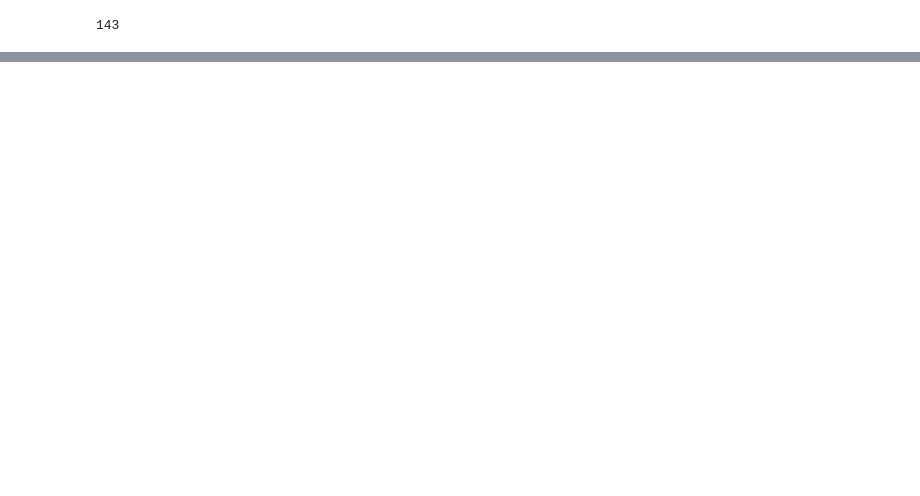
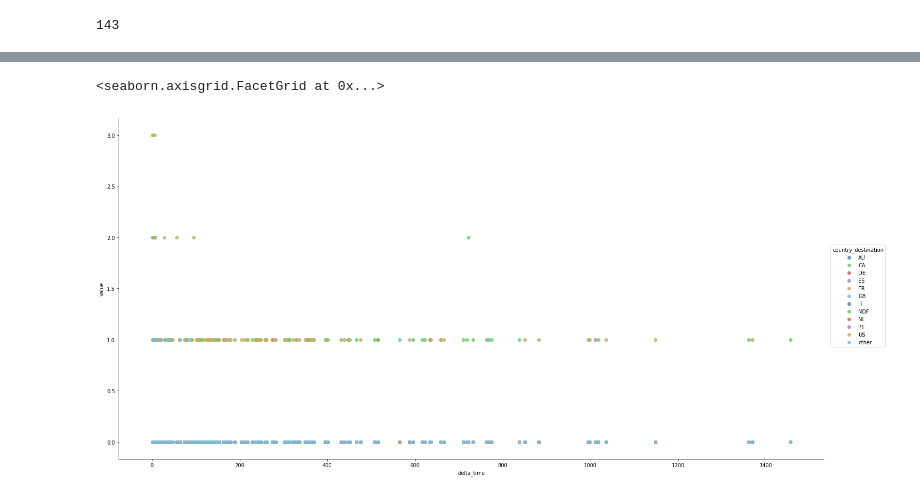
Before and after one commit to khanhduyn/coderschool_ml_jul18, a Jupyter notebook: kaggle/airbnb/kaggle_airbnb.ipynb, the cells around one changed output, grey strips where cells are left out. Saved outputs shown, nothing was run; the diff lists cells and outputs as text; code cells hidden in the pictures; blank space fills up the shorter version.

```diff
--- a/kaggle/airbnb/kaggle_airbnb.ipynb
+++ b/kaggle/airbnb/kaggle_airbnb.ipynb
@@ -247,0 +348,3 @@ raw_user_datetime.head(10)
+# %%
+crosstab_stacked = crosstab.stack().reset_index().rename(columns={0:'value'})
+crosstab_stacked.head()
@@ -247,0 +358,5 @@ raw_user_datetime.head(10)
+# %%
+sns.lmplot(x='delta_time', y='value', data=crosstab_stacked, hue='country_destination' ,fit_reg=False, aspect=2, size= 10, palette="muted")
+# %% [output]
+<seaborn.axisgrid.FacetGrid at 0x...>
+[figure, added]
```
Also changed, not shown: parts of 39 cells of this notebook.
